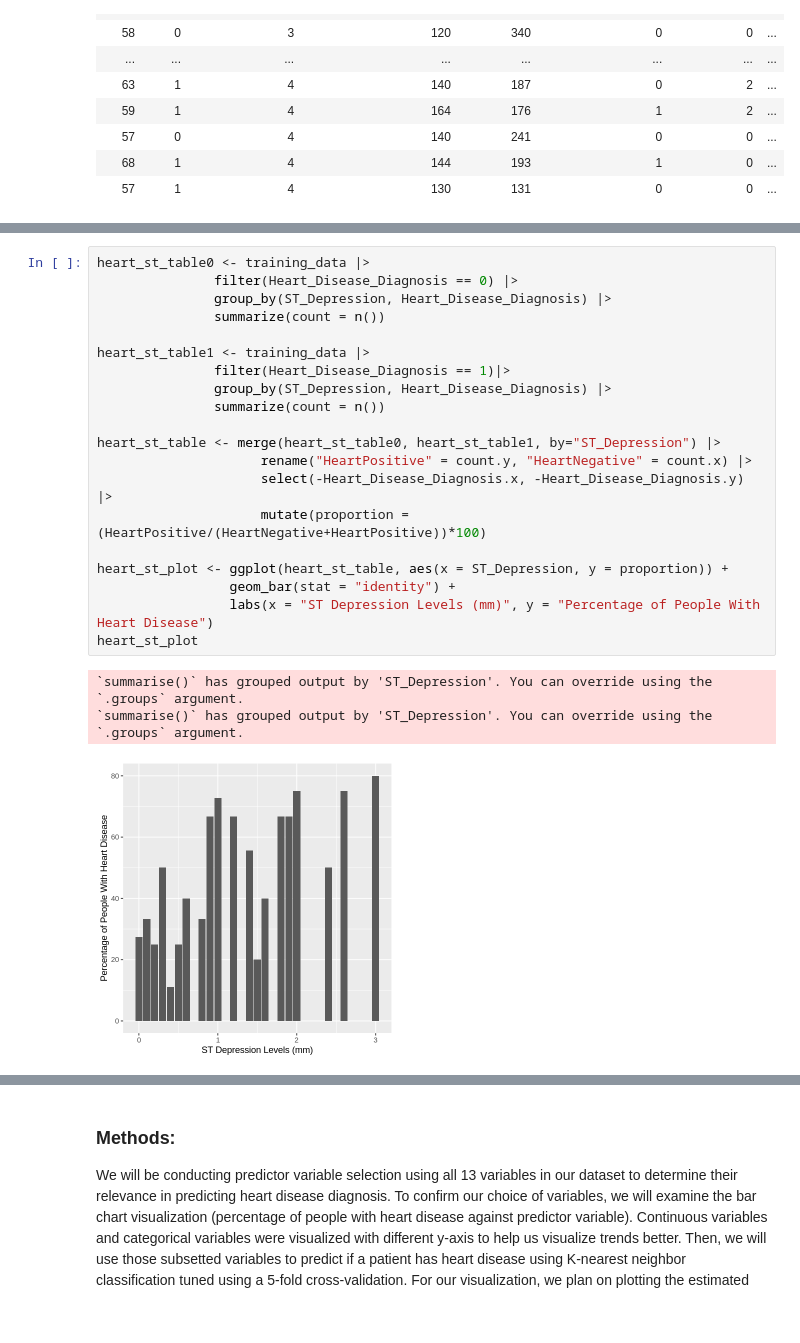
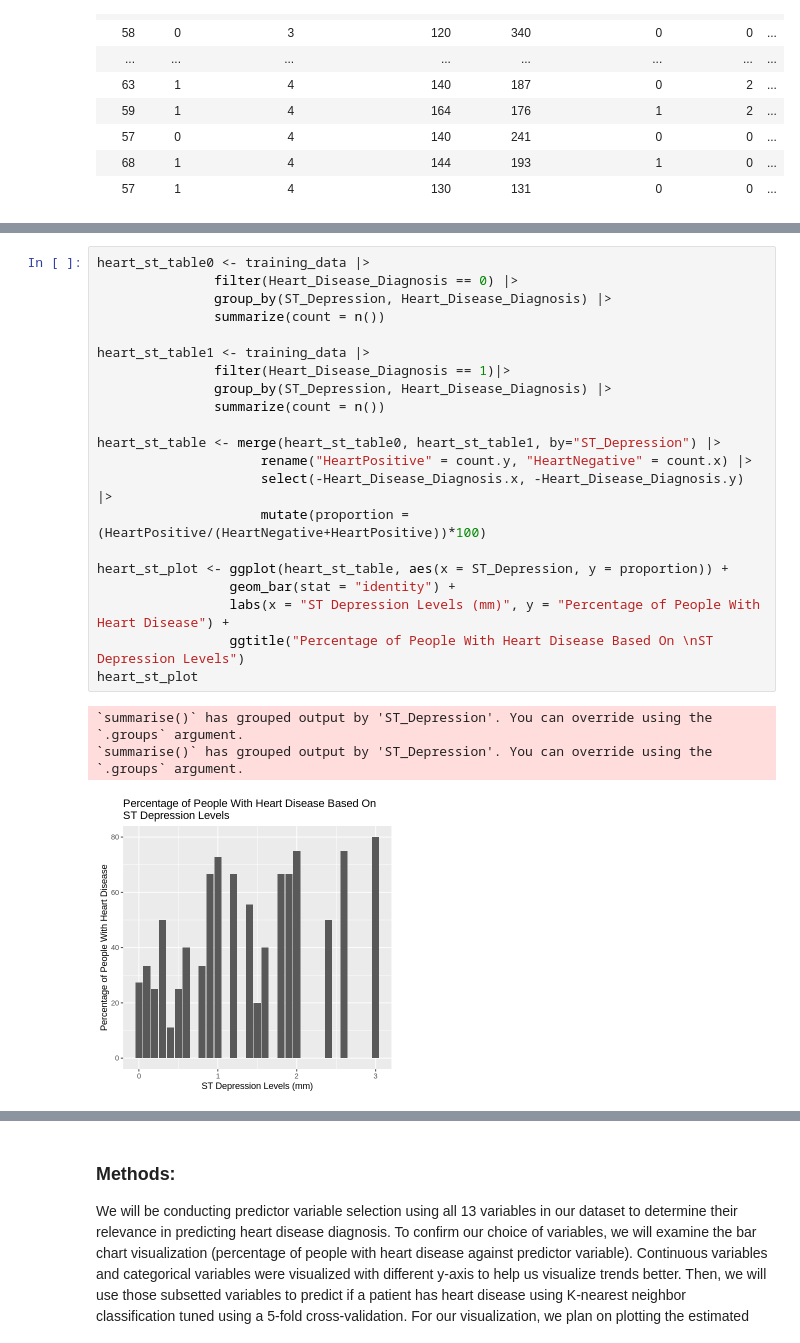
Before and after one commit to devr07/Project-DSCI100, a Jupyter notebook: projectpropsal.ipynb, the cells around one changed output, grey strips where cells are left out. Saved outputs shown, nothing was run; the diff lists cells and outputs as text.

```diff
--- a/projectpropsal.ipynb
+++ b/projectpropsal.ipynb
@@ -235,29 +254,30 @@ the `.groups` argument.
 # %%
 heart_st_table0 <- training_data |>
                filter(Heart_Disease_Diagnosis == 0) |>
                group_by(ST_Depression, Heart_Disease_Diagnosis) |>
                summarize(count = n())
 
 heart_st_table1 <- training_data |>
                filter(Heart_Disease_Diagnosis == 1)|>
                group_by(ST_Depression, Heart_Disease_Diagnosis) |>
                summarize(count = n())
 
 heart_st_table <- merge(heart_st_table0, heart_st_table1, by="ST_Depression") |>
                      rename("HeartPositive" = count.y, "HeartNegative" = count.x) |>
                      select(-Heart_Disease_Diagnosis.x, -Heart_Disease_Diagnosis.y) |>
                      mutate(proportion = (HeartPositive/(HeartNegative+HeartPositive))*100)
 
 heart_st_plot <- ggplot(heart_st_table, aes(x = ST_Depression, y = proportion)) +
                  geom_bar(stat = "identity") +
-                 labs(x = "ST Depression Levels (mm)", y = "Percentage of People With Heart Disease")
+                 labs(x = "ST Depression Levels (mm)", y = "Percentage of People With Heart Disease") +
+                 ggtitle("Percentage of People With Heart Disease Based On \nST Depression Levels")
 heart_st_plot
 # %% [output]
 `summarise()` has grouped output by 'ST_Depression'. You can override using the
 `.groups` argument.
 `summarise()` has grouped output by 'ST_Depression'. You can override using the
 `.groups` argument.
-[figure, old version]
+[figure, new version]
 # %%
 options(repr.plot.width = 5, repr.plot.height = 5)
 
```
Also changed, not shown: parts of 9 cells of this notebook.
